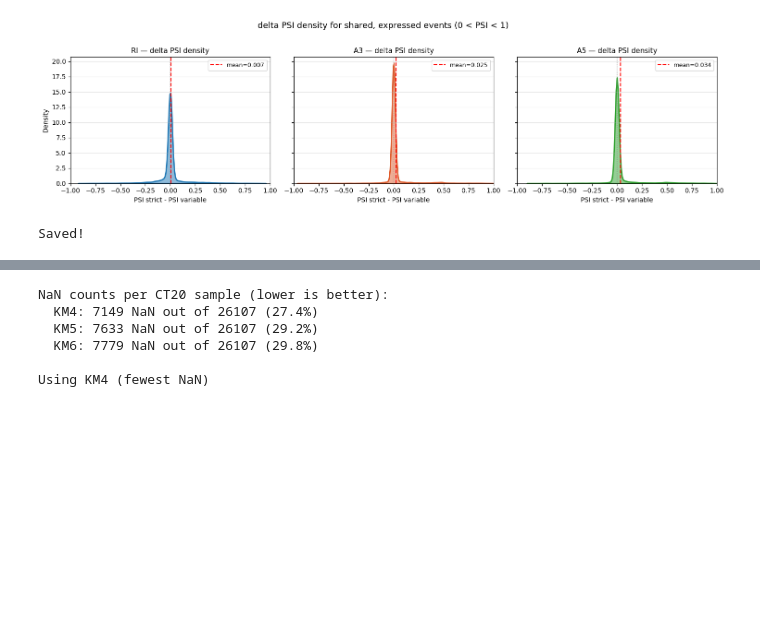
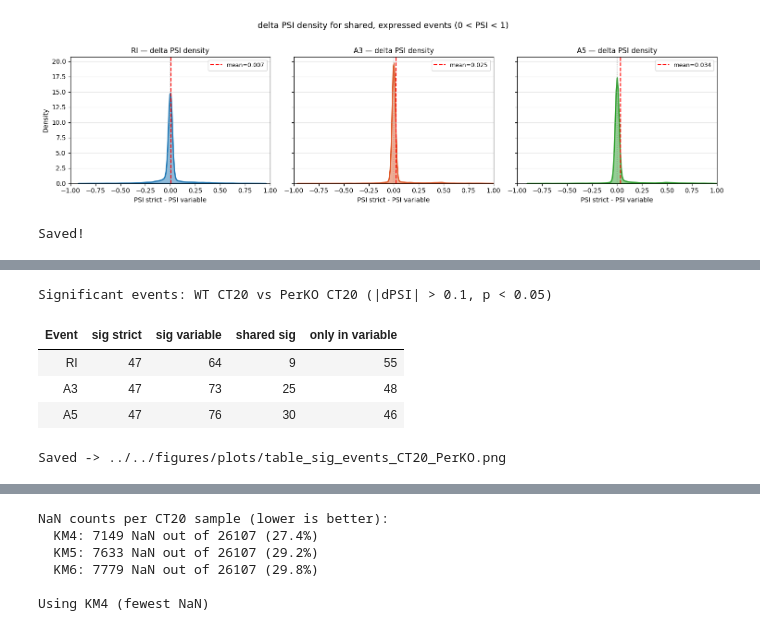
Before and after one commit to griceyrt/Internship, a Jupyter notebook: analysis/notebooks/03_psi_comparison.ipynb, the cells around one changed output, grey strips where cells are left out. Cells and saved outputs as stored; diff of their text form; code cells hidden in the pictures; blank space fills up the shorter version.

```diff
--- a/analysis/notebooks/03_psi_comparison.ipynb
+++ b/analysis/notebooks/03_psi_comparison.ipynb
@@ -310,0 +320,80 @@ Saved!
+# %%
+import os
+
+DIFF_STRICT = "/Users/gricey/Desktop/Internship/data/output_strict/diff"
+DIFF_VAR1   = "/Users/gricey/Desktop/Internship/data/output_variable_1nt/diff"
+
+DPSI_THRESH = 0.1
+PVAL_THRESH = 0.05
+
+def load_dpsi(path):
+    df = pd.read_csv(path, sep="\t", header=0)
+    df.columns = ["event_id", "dPSI", "p_value"]
+    df = df.dropna()
+    df = df[df["p_value"] != "nan"]
+    df["dPSI"]    = pd.to_numeric(df["dPSI"],    errors="coerce")
+    df["p_value"] = pd.to_numeric(df["p_value"], errors="coerce")
+    df = df.dropna()
+    return df
+
+def filter_significant(df):
+    return df[(df["dPSI"].abs() > DPSI_THRESH) & (df["p_value"] < PVAL_THRESH)]
+
+rows = []
+sig_events = {}  # store event ID sets for Venn later
+
+# reuse the same reformatting function from earlier in this notebook
+def get_shared_sig(ids_strict_raw, ids_var1, event):
+    ids_strict_fmt = set()
+    for eid in ids_strict_raw:
+        reformatted = reformat_strict_event_id(eid, event)
+        if reformatted:
+            ids_strict_fmt.add(reformatted)
+    shared   = ids_strict_fmt & ids_var1
+    var_only = ids_var1 - ids_strict_fmt
+    return ids_strict_fmt, shared, var_only
+
+for event in EVENT_TYPES:
+    path_strict = os.path.join(DIFF_STRICT, f"diff_{event}.dpsi.temp.1")
+    path_var1   = os.path.join(DIFF_VAR1,   f"diff_{event}.dpsi.temp.1")
+
+    df_strict = load_dpsi(path_strict)
+    df_var1   = load_dpsi(path_var1)
+
+    sig_strict = filter_significant(df_strict)
+    sig_var1   = filter_significant(df_var1)
+
+    ids_strict_raw = set(sig_strict["event_id"])
+    ids_var1       = set(sig_var1["event_id"])
+    ids_strict_fmt, ids_shared, ids_var_only = get_shared_sig(ids_strict_raw, ids_var1, event)
+
+    sig_events[event] = {
+        "strict":   ids_strict,
+        "var1":     ids_var1,
+        "shared":   ids_shared,
+        "var_only": ids_var_only,
+    }
+
+    rows.append({
+        "Event":              event,
+        "sig strict":         len(ids_strict),
+        "sig variable":       len(ids_var1),
+        "shared sig":         len(ids_shared),
+        "only in variable":   len(ids_var_only),
+    })
+
+df_sig = pd.DataFrame(rows)
+display(style_table(df_sig, "Significant events: WT CT20 vs PerKO CT20 (|dPSI| > 0.1, p < 0.05)"))
+export_table_png(
+    df_sig,
+    "../../figures/plots/table_sig_events_CT20_PerKO.png",
+    title="Significant events: WT CT20 vs PerKO CT20 (|dPSI| > 0.1, p < 0.05)",
+    figsize=(14, 3)
+)
+# %% [output]
+Significant events: WT CT20 vs PerKO CT20 (|dPSI| > 0.1, p < 0.05)
+| Event | sig strict | sig variable | shared sig | only in variable |
+| RI | 47 | 64 | 9 | 55 |
+| A3 | 47 | 73 | 25 | 48 |
+| A5 | 47 | 76 | 30 | 46 |
+Saved -> ../../figures/plots/table_sig_events_CT20_PerKO.png
```
Also changed, not shown: parts of 7 cells of this notebook, 7 other files.
